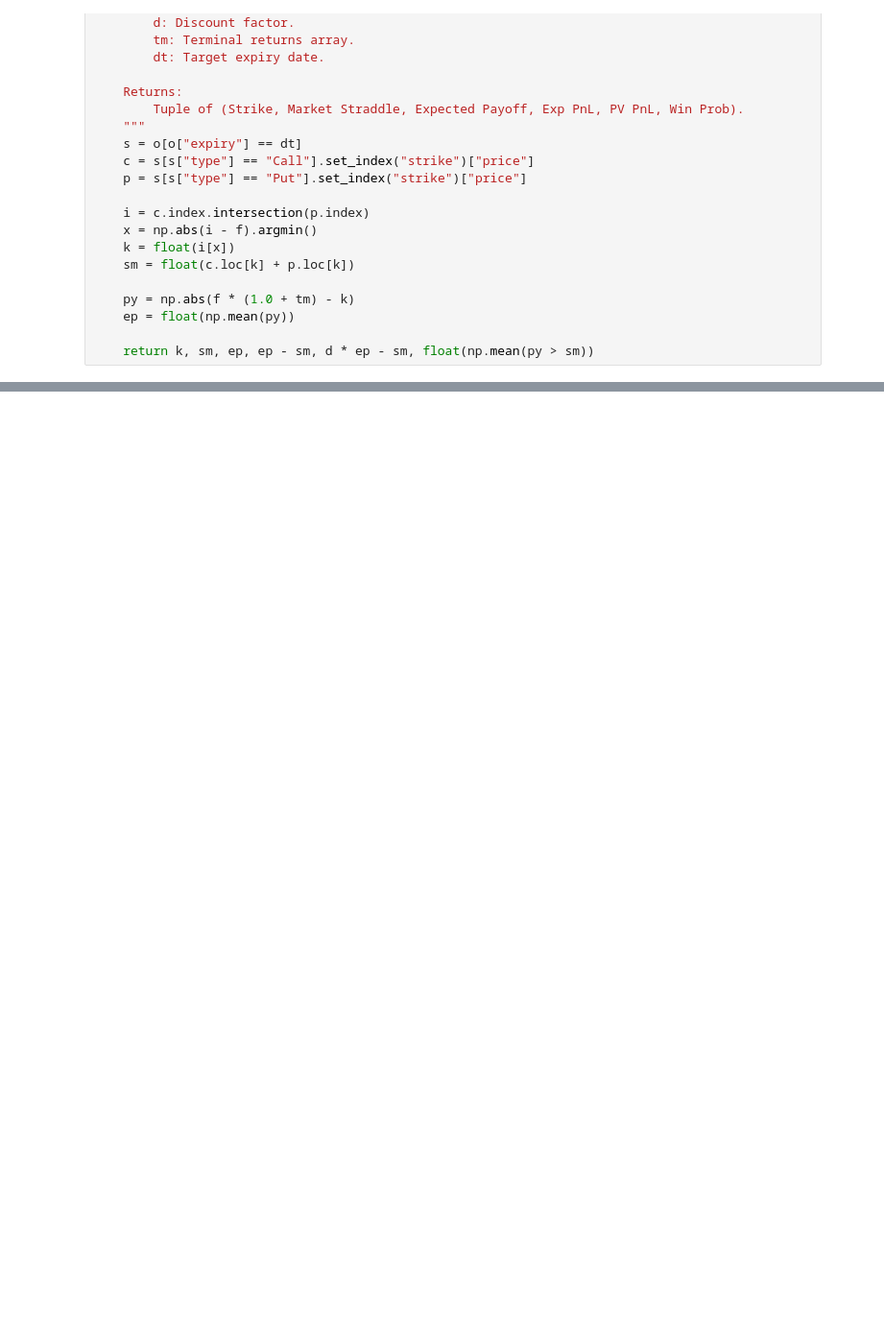
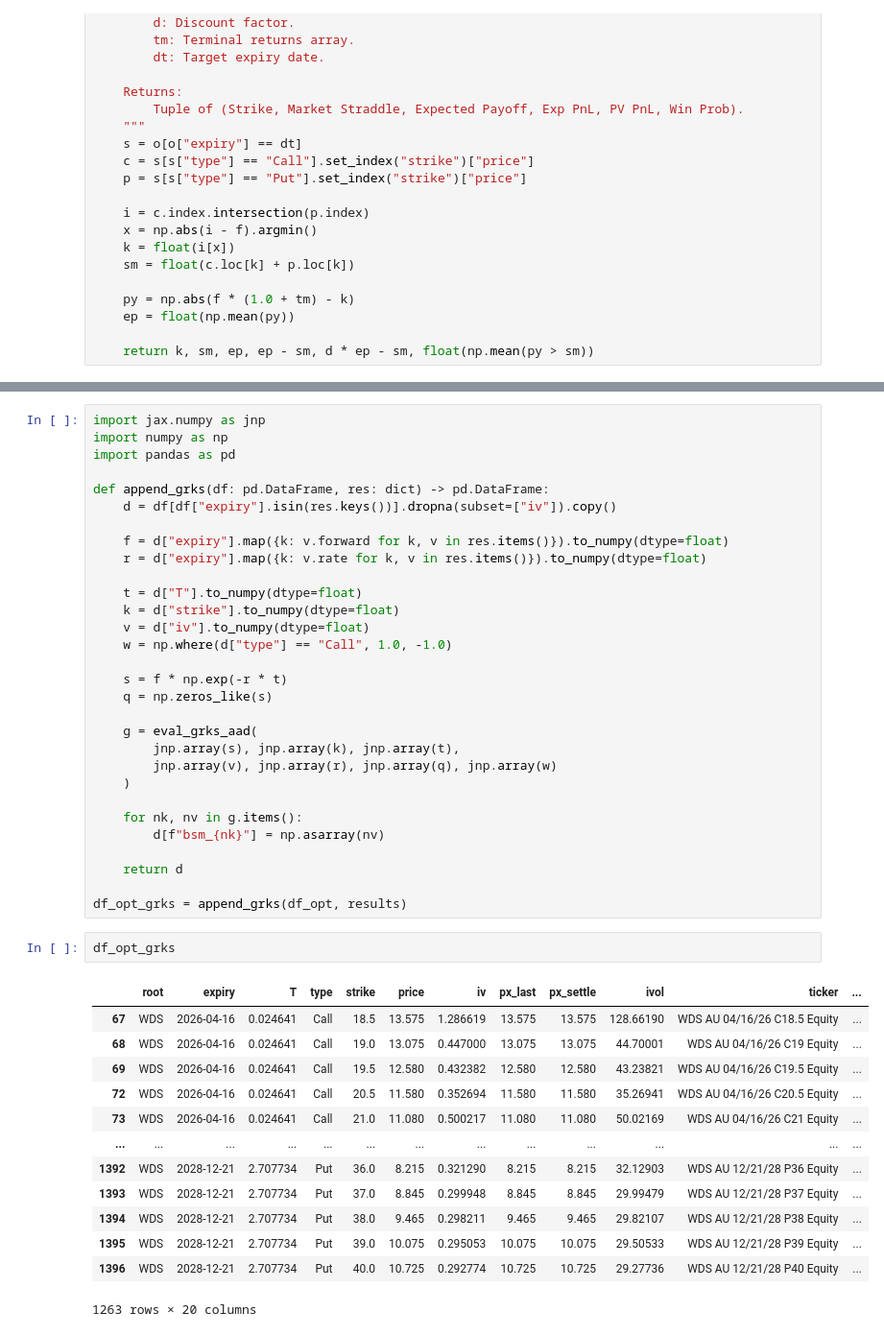
Before and after one commit to ZacKienzle2/SIGStockPitch, a Jupyter notebook: notebooks/analysis.ipynb, the cells around one changed output, grey strips where cells are left out. Shown at 96% size. Cells and saved outputs as stored; diff of their text form; blank space fills up the shorter version.

```diff
--- a/notebooks/analysis.ipynb
+++ b/notebooks/analysis.ipynb
@@ -3190,0 +3310,46 @@ Expected PnL expiry=+0.3385, PV=+0.3060, P(profit)=41.61%
+# %%
+import jax.numpy as jnp
+import numpy as np
+import pandas as pd
+
+def append_grks(df: pd.DataFrame, res: dict) -> pd.DataFrame:
+    d = df[df["expiry"].isin(res.keys())].dropna(subset=["iv"]).copy()
+
+    f = d["expiry"].map({k: v.forward for k, v in res.items()}).to_numpy(dtype=float)
+    r = d["expiry"].map({k: v.rate for k, v in res.items()}).to_numpy(dtype=float)
+
+    t = d["T"].to_numpy(dtype=float)
+    k = d["strike"].to_numpy(dtype=float)
+    v = d["iv"].to_numpy(dtype=float)
+    w = np.where(d["type"] == "Call", 1.0, -1.0)
+
+    s = f * np.exp(-r * t)
+    q = np.zeros_like(s)
+
+    g = eval_grks_aad(
+        jnp.array(s), jnp.array(k), jnp.array(t),
+        jnp.array(v), jnp.array(r), jnp.array(q), jnp.array(w)
+    )
+
+    for nk, nv in g.items():
+        d[f"bsm_{nk}"] = np.asarray(nv)
+
+    return d
+
+df_opt_grks = append_grks(df_opt, results)
+# %%
+df_opt_grks
+# %% [output]
+|  | root | expiry | T | type | strike | price | iv | px_last | px_settle | ivol | ticker | ... |
+| 67 | WDS | 2026-04-16 | 0.024641 | Call | 18.5 | 13.575 | 1.286619 | 13.575 | 13.575 | 128.66190 | WDS AU 04/16/26 C18.5 Equity | ... |
+| 68 | WDS | 2026-04-16 | 0.024641 | Call | 19.0 | 13.075 | 0.447000 | 13.075 | 13.075 | 44.70001 | WDS AU 04/16/26 C19 Equity | ... |
+| 69 | WDS | 2026-04-16 | 0.024641 | Call | 19.5 | 12.580 | 0.432382 | 12.580 | 12.580 | 43.23821 | WDS AU 04/16/26 C19.5 Equity | ... |
+| 72 | WDS | 2026-04-16 | 0.024641 | Call | 20.5 | 11.580 | 0.352694 | 11.580 | 11.580 | 35.26941 | WDS AU 04/16/26 C20.5 Equity | ... |
+| 73 | WDS | 2026-04-16 | 0.024641 | Call | 21.0 | 11.080 | 0.500217 | 11.080 | 11.080 | 50.02169 | WDS AU 04/16/26 C21 Equity | ... |
+| ... | ... | ... | ... | ... | ... | ... | ... | ... | ... | ... | ... | ... |
+| 1392 | WDS | 2028-12-21 | 2.707734 | Put | 36.0 | 8.215 | 0.321290 | 8.215 | 8.215 | 32.12903 | WDS AU 12/21/28 P36 Equity | ... |
+| 1393 | WDS | 2028-12-21 | 2.707734 | Put | 37.0 | 8.845 | 0.299948 | 8.845 | 8.845 | 29.99479 | WDS AU 12/21/28 P37 Equity | ... |
+| 1394 | WDS | 2028-12-21 | 2.707734 | Put | 38.0 | 9.465 | 0.298211 | 9.465 | 9.465 | 29.82107 | WDS AU 12/21/28 P38 Equity | ... |
+| 1395 | WDS | 2028-12-21 | 2.707734 | Put | 39.0 | 10.075 | 0.295053 | 10.075 | 10.075 | 29.50533 | WDS AU 12/21/28 P39 Equity | ... |
+| 1396 | WDS | 2028-12-21 | 2.707734 | Put | 40.0 | 10.725 | 0.292774 | 10.725 | 10.725 | 29.27736 | WDS AU 12/21/28 P40 Equity | ... |
+1263 rows × 20 columns
```
Also changed, not shown: parts of 7 cells of this notebook, 7 other files.
